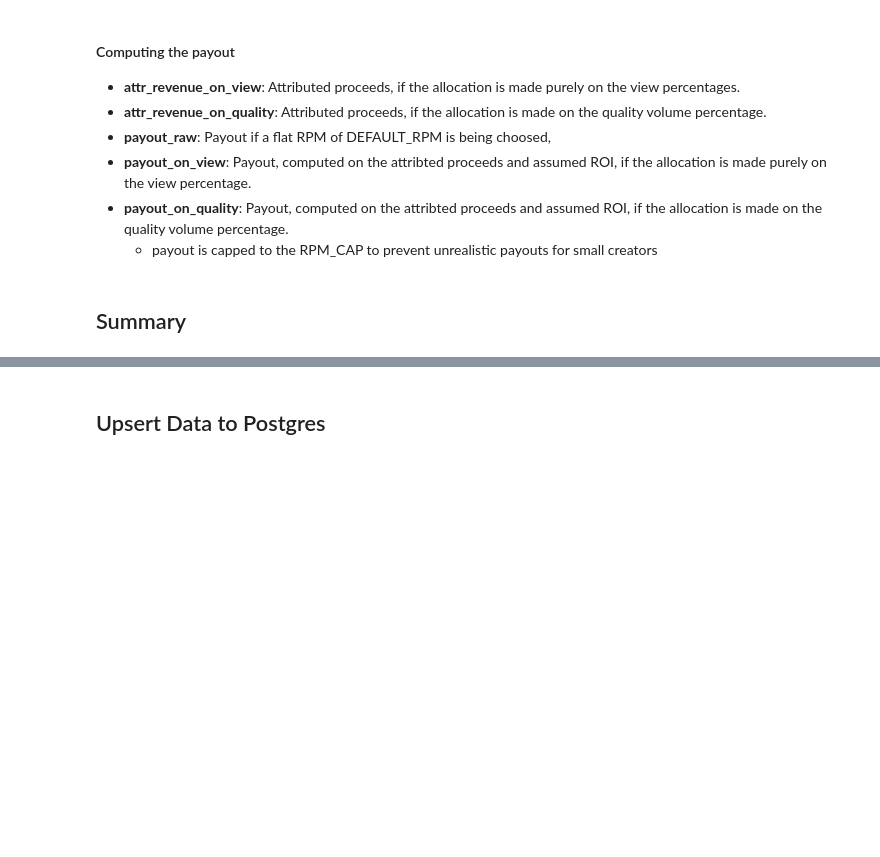
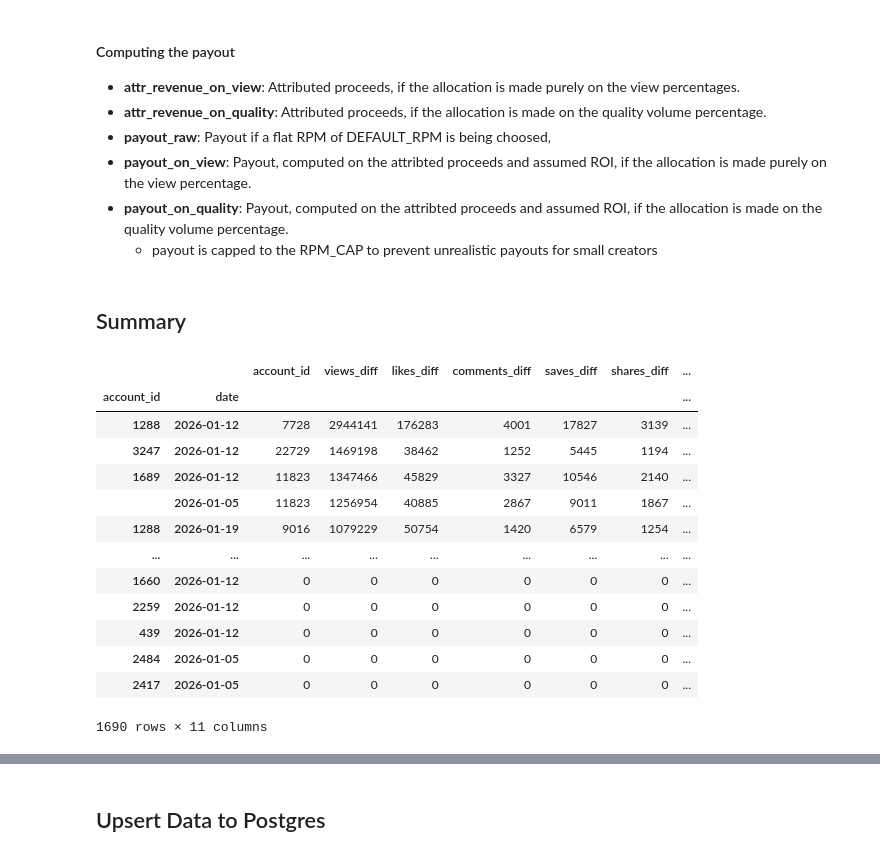
Before and after one commit to escape-ch/creator-payout-calculation, a Jupyter notebook: src/quality_volume_payout.ipynb, the cells around one changed output, grey strips where cells are left out. Cells and saved outputs as stored; diff of their text form; code cells hidden in the pictures; blank space fills up the shorter version.

```diff
--- a/src/quality_volume_payout.ipynb
+++ b/src/quality_volume_payout.ipynb
@@ -244,8 +310,10 @@ df_posts_model["engagement_factor_raw"] = compute_engagement_factor(
     weights=engagement_factor_weights_series,
 )
 
+# amplitude of diminishing returns effect is decided by the views
 df_posts_model["engagement_factor"] = (
-        df_posts_model["engagement_factor_raw"] ** DIMINISHING_RETURNS
+        df_posts_model["engagement_factor_raw"]
+        ** get_labels_for_groups(df_posts_model['views_diff'], diminishing_returns_effect_by_group)
 )
 # %%
 # scatter_plot(
@@ -289,8 +357,7 @@ df_posts_model["incentive_boost_raw"] = compute_incentive_boost(
     group_col="vol_cut",
 )
 
-df_posts_model['incentive_boost'] = logistic_map(df_posts_model['incentive_boost_raw'], d=incentive_boost_effect,
-                                                 k=incentive_boost_order)
+df_posts_model['incentive_boost'] = logistic_map(df_posts_model['incentive_boost_raw'], d=incentive_boost_effect, k=incentive_boost_order)
 # %%
 # x = np.linspace(0,2,100)
 # y = logistic_map(x, d=incentive_boost_effect, k=incentive_boost_order)
@@ -348,9 +415,9 @@ df_posts_model["quality_volume"] = (
 - **payout_on_quality**: Payout, computed on the attribted proceeds and assumed ROI, if the allocation is made on the quality volume percentage.
     - payout is capped to the RPM_CAP to prevent unrealistic payouts for small creators
 # %%
-def cap_payout_to_rpm(max_rpm, views, payout):
+def cap_rpm(views, payout):
     rpm = payout / (views / 1000)
-    return np.where(rpm < max_rpm, payout, max_rpm * (views / 1000))
+    return np.where(rpm < RPM_CAP, payout, RPM_CAP * (views / 1000))
 # %%
 df_payout = (
     df_posts_model
@@ -376,4 +450,52 @@ df_payout = (
 )
 # %% [markdown]
 ## Summary
+# %%
+# filter last 3 days as they data in these days are not complete
+
+# cutoff = now minus 3 days
+three_days_before = pd.Timestamp.now() - pd.Timedelta(days=3)
+
+# filter rows BEFORE last 3 days
+df_payout_filtered = df_payout[df_payout['date'] < three_days_before]
+df_revenue_filtered = df_revenue[df_revenue['date'] < three_days_before]
+# %%
+# Overview of the weekly data
+(
+    df_payout_filtered[[
+        'date',
+        'account_id',
+        'views_diff',
+        'likes_diff',
+        'comments_diff',
+        'saves_diff',
+        'shares_diff',
+        'revenue_on_view',
+        'revenue_on_quality',
+        'payout_on_quality_without_uplifting',
+        'payout_on_quality'
+    ]]
+    .groupby(['account_id'])
+    .resample('W-MON', on='date')
+    .sum(numeric_only=True)
+    .assign(
+        rpm=lambda x: (x.payout_on_quality / (x.views_diff / 1000)).round(2).fillna(0),
+    )
+    .sort_values("views_diff", ascending=False)
+)
+# %% [output]
+|  |  | account_id | views_diff | likes_diff | comments_diff | saves_diff | shares_diff | ... |
+| account_id | date |  |  |  |  |  |  | ... |
+| 1288 | 2026-01-12 | 7728 | 2944141 | 176283 | 4001 | 17827 | 3139 | ... |
+| 3247 | 2026-01-12 | 22729 | 1469198 | 38462 | 1252 | 5445 | 1194 | ... |
+| 1689 | 2026-01-12 | 11823 | 1347466 | 45829 | 3327 | 10546 | 2140 | ... |
+|  | 2026-01-05 | 11823 | 1256954 | 40885 | 2867 | 9011 | 1867 | ... |
+| 1288 | 2026-01-19 | 9016 | 1079229 | 50754 | 1420 | 6579 | 1254 | ... |
+| ... | ... | ... | ... | ... | ... | ... | ... | ... |
+| 1660 | 2026-01-12 | 0 | 0 | 0 | 0 | 0 | 0 | ... |
+| 2259 | 2026-01-12 | 0 | 0 | 0 | 0 | 0 | 0 | ... |
+| 439 | 2026-01-12 | 0 | 0 | 0 | 0 | 0 | 0 | ... |
+| 2484 | 2026-01-05 | 0 | 0 | 0 | 0 | 0 | 0 | ... |
+| 2417 | 2026-01-05 | 0 | 0 | 0 | 0 | 0 | 0 | ... |
+1690 rows × 11 columns
 # %%
```
Also changed, not shown: parts of 12 cells of this notebook, 2 other files.
